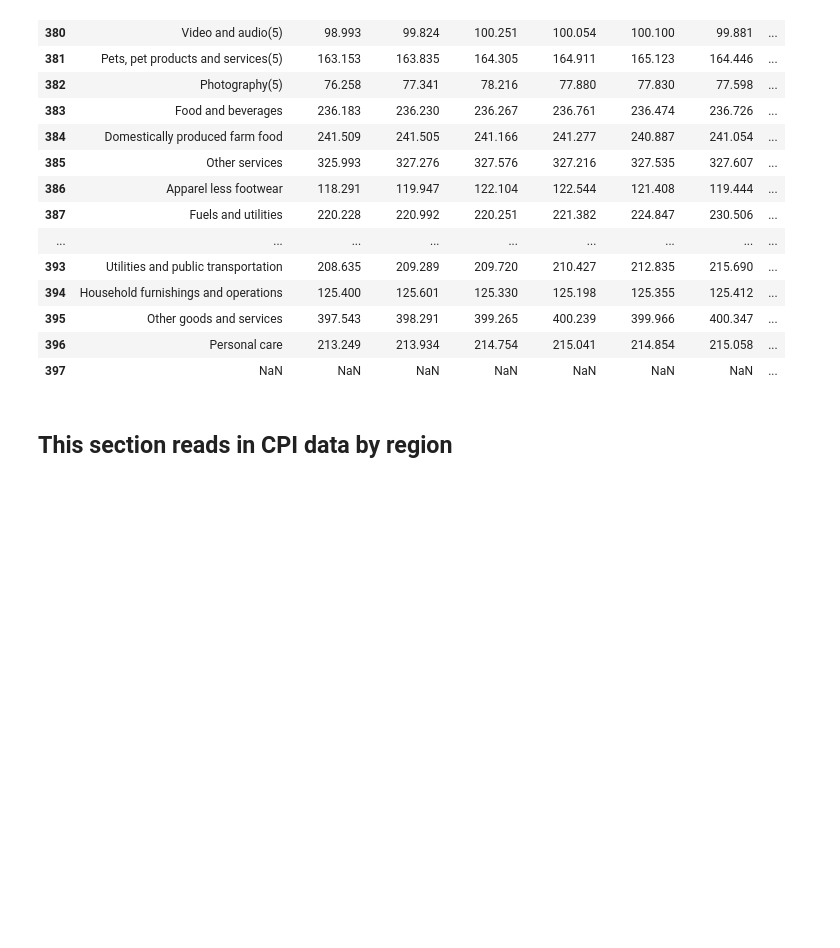
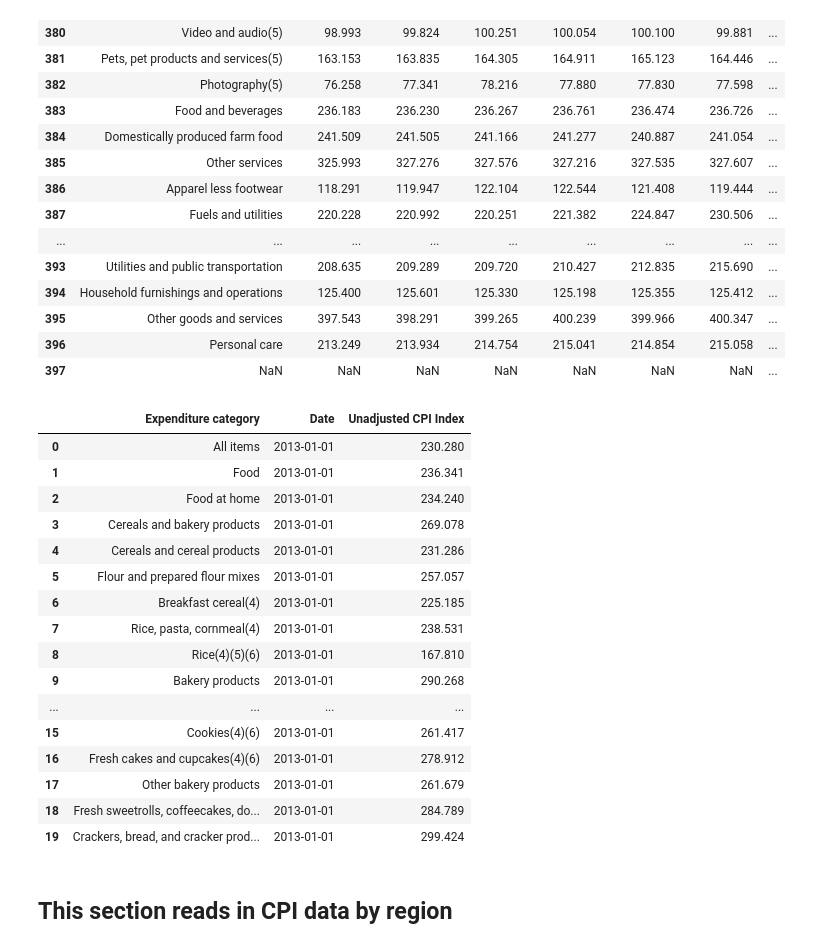
Before and after one commit to belindaho2828/Inflation_Project, a Jupyter notebook: CPI_ECI.ipynb, the cells around one changed output. Saved outputs shown, nothing was run; the diff lists cells and outputs as text; code cells hidden in the pictures; blank space fills up the shorter version.

```diff
--- a/CPI_ECI.ipynb
+++ b/CPI_ECI.ipynb
@@ -230,8 +236,8 @@ cpi_df.tail(20)
 | 416 | (18) Indexes on a December 1988=1... | NaN | NaN | NaN | NaN | NaN | NaN | ... |
 | 417 | NOTE: Index applies to a month as... | NaN | NaN | NaN | NaN | NaN | NaN | ... |
 # %%
-#remove rows indexed 398-417 that contain footnotes. Checked to make sure footnotes indexes are same 2013-2023
-cpi_df = cpi_df.drop(index=range(398,418))
+#remove rows that contain footnotes
+cpi_df = cpi_df.drop(index=range(footnote_row,len(cpi_df)))
 #check that rows were dropped successfully
 cpi_df.tail(20)
 # %% [output]
@@ -252,6 +258,30 @@ cpi_df.tail(20)
 | 395 | Other goods and services | 397.543 | 398.291 | 399.265 | 400.239 | 399.966 | 400.347 | ... |
 | 396 | Personal care | 213.249 | 213.934 | 214.754 | 215.041 | 214.854 | 215.058 | ... |
 | 397 | NaN | NaN | NaN | NaN | NaN | NaN | NaN | ... |
+# %%
+#Unpivot columns
+cpi_df_final = cpi_df.melt(['Expenditure category'], var_name = 'Date', value_name = 'Unadjusted CPI Index')
+# %%
+#Preview new df
+cpi_df_final.head(20)
+# %% [output]
+|  | Expenditure category | Date | Unadjusted CPI Index |
+| 0 | All items | 2013-01-01 | 230.280 |
+| 1 | Food | 2013-01-01 | 236.341 |
+| 2 | Food at home | 2013-01-01 | 234.240 |
+| 3 | Cereals and bakery products | 2013-01-01 | 269.078 |
+| 4 | Cereals and cereal products | 2013-01-01 | 231.286 |
+| 5 | Flour and prepared flour mixes | 2013-01-01 | 257.057 |
+| 6 | Breakfast cereal(4) | 2013-01-01 | 225.185 |
+| 7 | Rice, pasta, cornmeal(4) | 2013-01-01 | 238.531 |
+| 8 | Rice(4)(5)(6) | 2013-01-01 | 167.810 |
+| 9 | Bakery products | 2013-01-01 | 290.268 |
+| ... | ... | ... | ... |
+| 15 | Cookies(4)(6) | 2013-01-01 | 261.417 |
+| 16 | Fresh cakes and cupcakes(4)(6) | 2013-01-01 | 278.912 |
+| 17 | Other bakery products | 2013-01-01 | 261.679 |
+| 18 | Fresh sweetrolls, coffeecakes, do... | 2013-01-01 | 284.789 |
+| 19 | Crackers, bread, and cracker prod... | 2013-01-01 | 299.424 |
 # %% [markdown]
 ## This section reads in CPI data by region
 # %%
```
Also changed, not shown: parts of 16 cells of this notebook, 5 other files.
